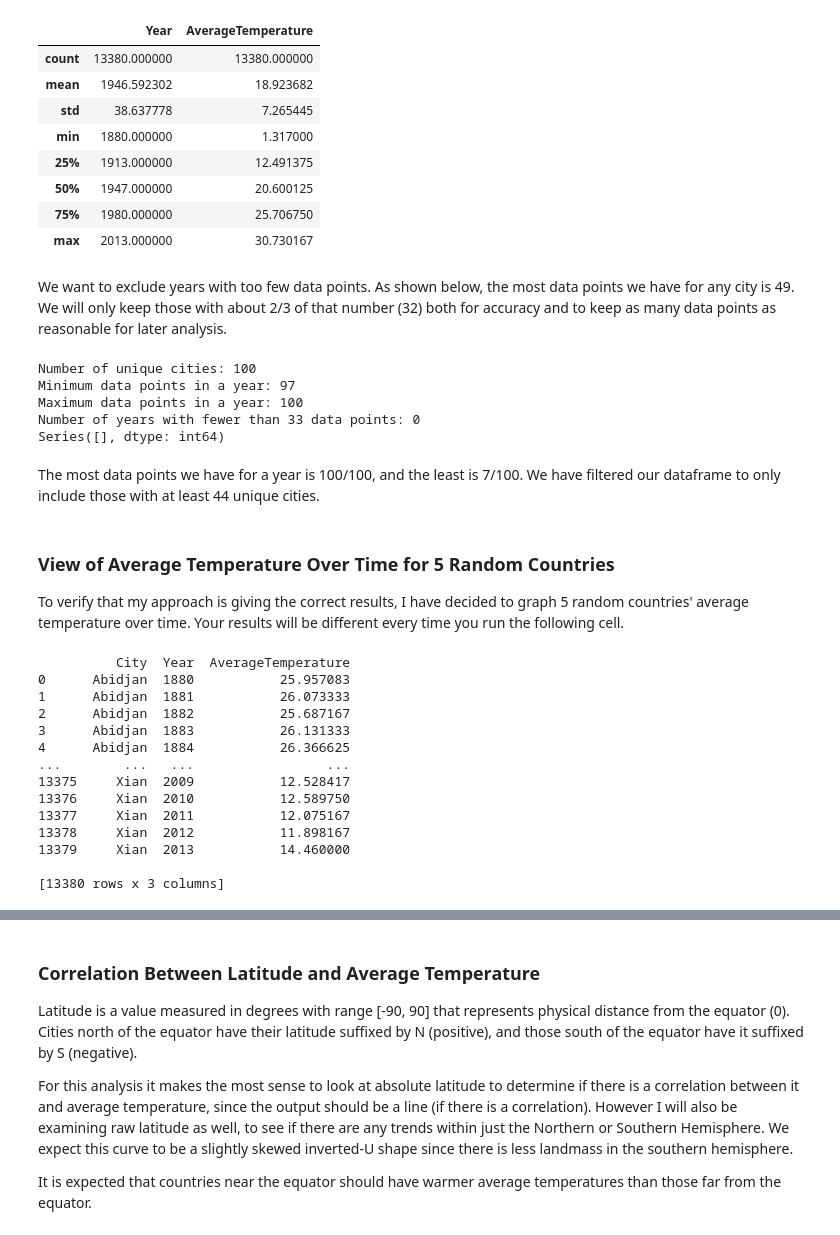
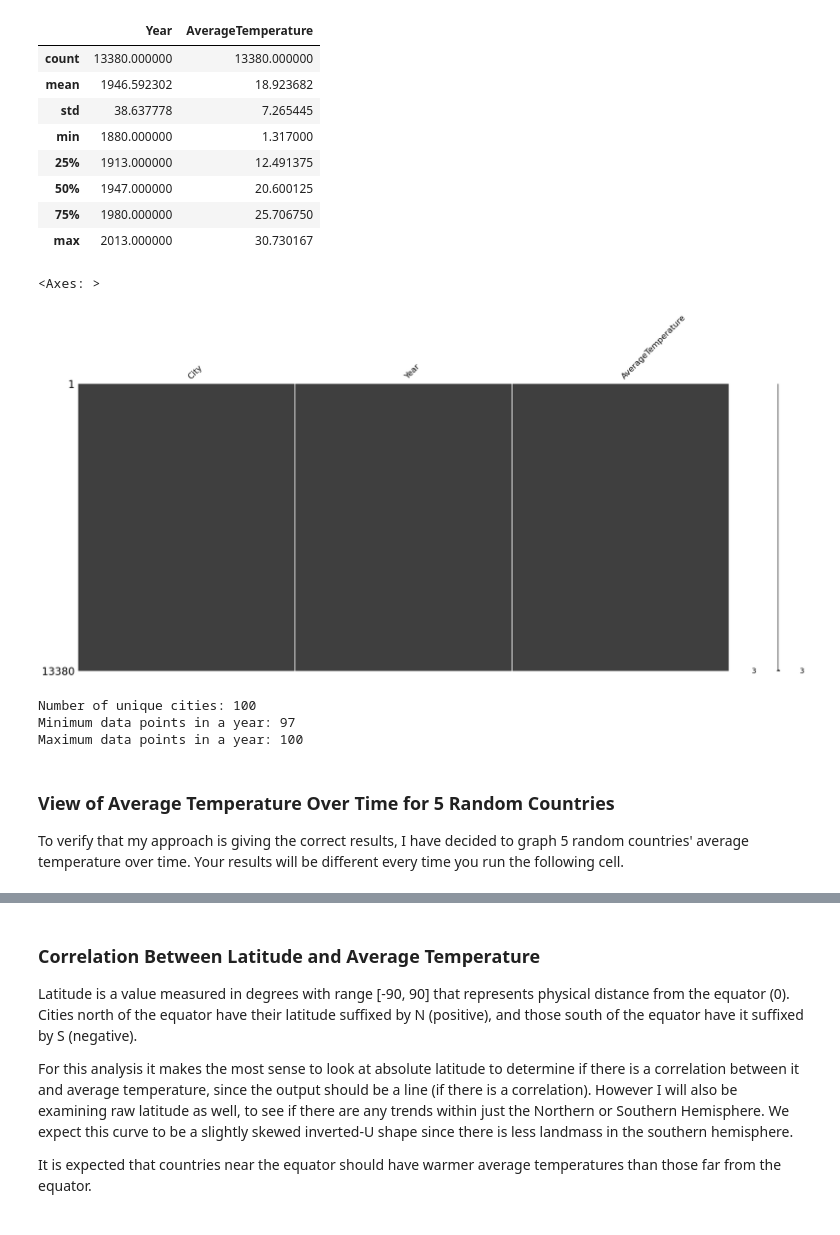
Before and after one commit to jacobRidenour/Temperature-Patterns, a Jupyter notebook: Analysis 1.ipynb, the cells around one changed output, grey strips where cells are left out. Saved outputs shown, nothing was run; the diff lists cells and outputs as text; code cells hidden in the pictures.

Commit message:
clean up / add a little to analysis part 1

```diff
--- a/Analysis 1.ipynb
+++ b/Analysis 1.ipynb
@@ -275,28 +237,22 @@ df_AverageTemperature_City_Year.describe()
 | 50% | 1947.000000 | 20.600125 |
 | 75% | 1980.000000 | 25.706750 |
 | max | 2013.000000 | 30.730167 |
-# %% [markdown]
-We want to exclude years with too few data points. As shown below, the most data points we have for any city is 49. We will only keep those with about 2/3 of that number (32) both for accuracy and to keep as many data points as reasonable for later analysis.
+# %%
+# Confirm there is no missing data
+msno.matrix(df_updated)
+# %% [output]
+<Axes: >
+[figure, added]
 # %%
-unique_cities_count = df_AverageTemperature_City_Year['City'].nunique()
+unique_cities_count = df_updated['City'].nunique()
 print(f'Number of unique cities: {unique_cities_count}')
 
-# Group by Year and count the number of data points (countries) for each year
-num_data_points = df_AverageTemperature_City_Year.groupby('Year').size()
+# Group by Year and count the number of data points (Cities) for each year
+num_data_points = df_updated.groupby('Year').size()
 
-# Print minimum and maximum number of data points across all years
 print(f'Minimum data points in a year: {num_data_points.min()}')
 print(f'Maximum data points in a year: {num_data_points.max()}')
-
-# Find years with fewer than 1/3 * max data points
-threshold = (1/3) * num_data_points.max()
-years_with_lt_one_third = num_data_points[num_data_points < threshold]
-
-print(f'Number of years with fewer than {int(threshold)} data points: {len(years_with_lt_one_third)}')
-print(years_with_lt_one_third)
 # %% [output]
 Number of unique cities: 100
 Minimum data points in a year: 97
 Maximum data points in a year: 100
-Number of years with fewer than 33 data points: 0
-Series([], dtype: int64)
@@ -306,26 +259,7 @@ df_AverageTemperature_City_Year = df_AverageTemperature_City_Year[~df_AverageTem
-# %% [markdown]
-The most data points we have for a year is 100/100, and the least is 7/100. We have filtered our dataframe to only include those with at least 44 unique cities.
 # %% [markdown]
 ### View of Average Temperature Over Time for 5 Random Countries
 
 To verify that my approach is giving the correct results, I have decided to graph 5 random countries' average temperature over time.
 Your results will be different every time you run the following cell.
-# %%
-print(df_AverageTemperature_City_Year)
-# %% [output]
-          City  Year  AverageTemperature
-0      Abidjan  1880           25.957083
-1      Abidjan  1881           26.073333
-2      Abidjan  1882           25.687167
-3      Abidjan  1883           26.131333
-4      Abidjan  1884           26.366625
-...        ...   ...                 ...
-13375     Xian  2009           12.528417
-13376     Xian  2010           12.589750
-13377     Xian  2011           12.075167
-13378     Xian  2012           11.898167
-13379     Xian  2013           14.460000
-
-[13380 rows x 3 columns]
 # %%
 # Get list of unique countries so we can graph by country
```
Also changed, not shown: parts of 36 cells of this notebook, 1 other file.
